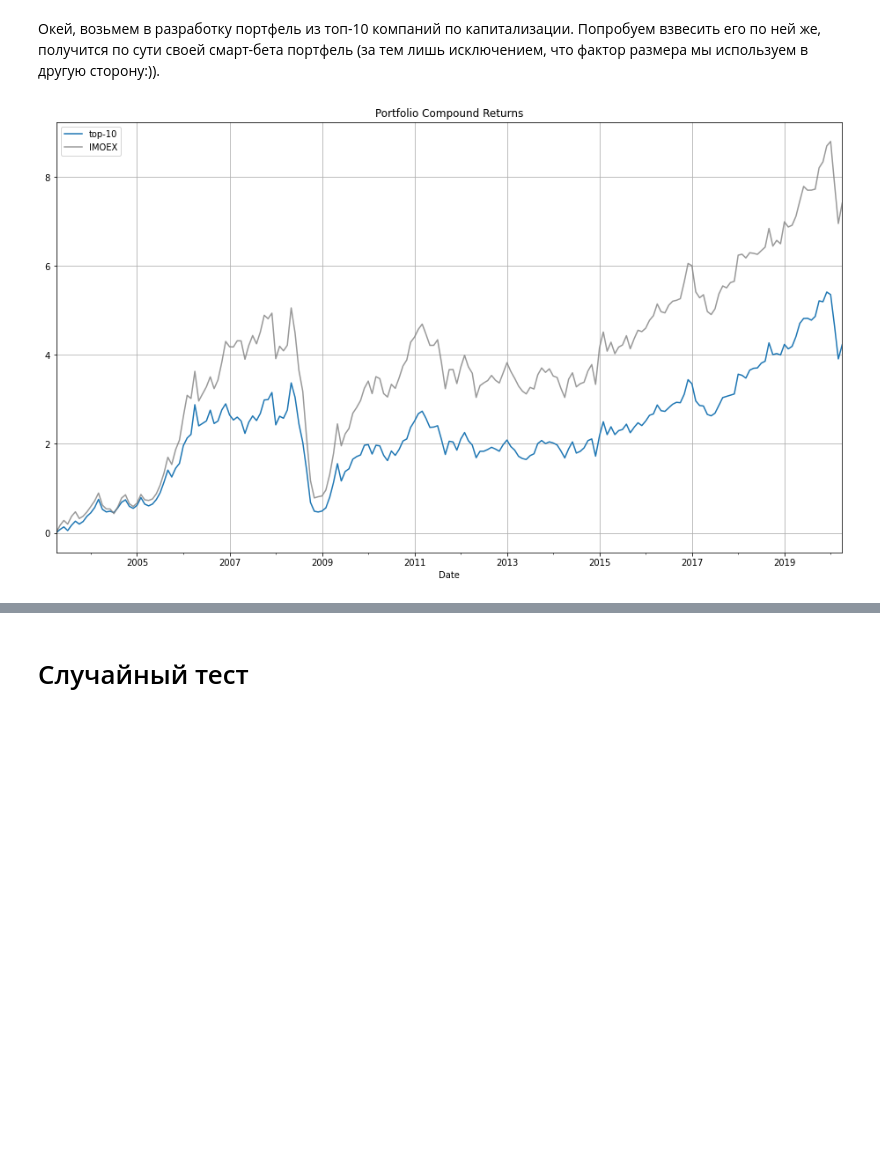
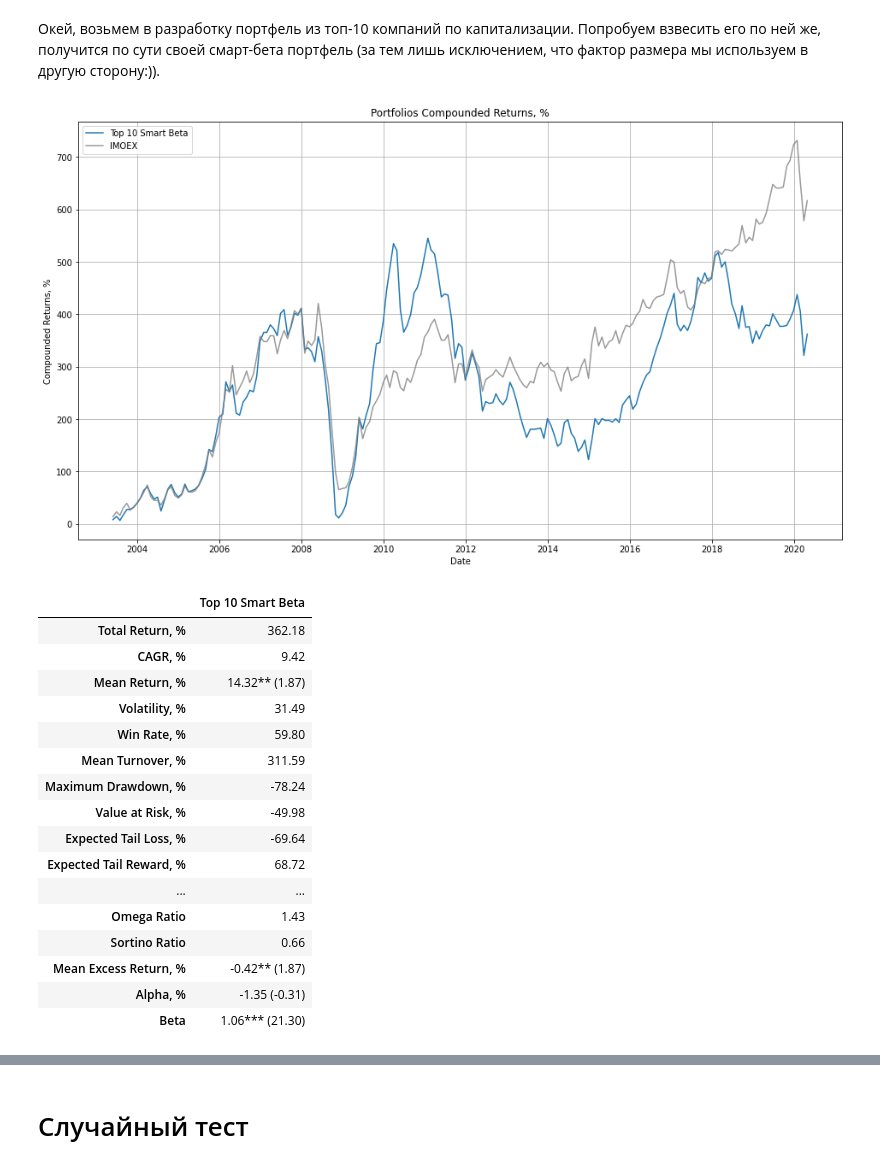
Before and after one commit to atomtosov/pqr, a Jupyter notebook: examples/size_in_russia.ipynb, the cells around one changed output, grey strips where cells are left out. Drawn from its saved outputs; the diff is of its cells as text; code cells hidden in the pictures; blank space fills up the shorter version.

```diff
--- a/examples/size_in_russia.ipynb
+++ b/examples/size_in_russia.ipynb
@@ -41,12 +36,3 @@ benchmark = pqr.Benchmark('IMOEX').from_index(imoex['IMOEX'])
 Данный способ хорошо подходит для первичного анализа фактора и научных исследований наличия факторов на том или ином рынке.
 
 Сначала построим одну модель с параметрами 3-0-3
-# %%
-# "обучаем" факторную модель
-portfolios = pqr.fit_quantile_factor_model(
-    stock_prices=prices,
-    factor=size,
-    add_wml=True, # добавим wml-портфель
-    better='less',  # укажем, что чем ниже значения фактора, тем более привлекательна компания
-    quantiles=3
-)
@@ -57,3 +56,4 @@ MeanExcessReturn(value=0.006964635575541583, t_stat=0.19263454085480544, p_value
 # %%
-pqr.summary_tear_sheet(portfolios, benchmark)
+summary = pqr.dash.SummaryDashboard(benchmark)
+summary(portfolios)
 # %% [output]
@@ -118,7 +83,0 @@ results.plot.bar()
-# %%
-portfolios = pqr.fit_quantile_factor_model(
-    stock_prices=prices,
-    factor=pqr.Factor(mcap).look_back().filter(liquidity_filter),
-    add_wml=True,
-    quantiles=3
-)
@@ -185,12 +212,7 @@ pqr.rolling_max_drawdown(best_portfolio.returns).plot()
 
 Но для этого придется чуть больше погрузиться в библиотеку.
 # %%
-# создадим 2 портфеля
-
-# портфель, включающий в себя топ-10 акций по значению фактора
-# для фактора размера это в действительности топ-10 худших компаний, т.е. топ-10 с наиболее высокой капитализацией
-top10_portfolio = pqr.Portfolio('top-10')
-
-# портфель, включающий 10% бумаг с наименьшим значением фактора
-q01_portfolio = pqr.Portfolio('q-0.1')
+# создадим 2 стратегии отбора акций: топ-10 акций по фактору и топ 10% акций по фактору
+top10 = pqr.fm.Top(10)
+q01 = pqr.fm.Quantiles(0, 0.1)
 # %%
@@ -214,9 +253,35 @@ pqr.plot_compound_returns([top10_portfolio, q01_portfolio], benchmark)
 # %% [markdown]
 Окей, возьмем в разработку портфель из топ-10 компаний по капитализации. Попробуем взвесить его по ней же, получится по сути своей смарт-бета портфель (за тем лишь исключением, что фактор размера мы используем в другую сторону:)).
 # %%
-top10_portfolio.weigh_by_factor(size).allocate(prices)
+builder_smart_beta = pqr.PortfolioBuilder(
+    pqr.WeightsByFactor(size),
+    pqr.TheoreticalAllocation()
+)
 
-pqr.plot_compound_returns([top10_portfolio], benchmark)
+top10_portfolio_smart_beta = builder_smart_beta(
+    universe,
+    longs=top10(size),
+    name="Top 10 Smart Beta"
+)
+
+summary([top10_portfolio_smart_beta])
 # %% [output]
-[figure, old version]
+[figure, new version]
+|  | Top 10 Smart Beta |
+| Total Return, % | 362.18 |
+| CAGR, % | 9.42 |
+| Mean Return, % | 14.32** (1.87) |
+| Volatility, % | 31.49 |
+| Win Rate, % | 59.80 |
+| Mean Turnover, % | 311.59 |
+| Maximum Drawdown, % | -78.24 |
+| Value at Risk, % | -49.98 |
+| Expected Tail Loss, % | -69.64 |
+| Expected Tail Reward, % | 68.72 |
+| ... | ... |
+| Omega Ratio | 1.43 |
+| Sortino Ratio | 0.66 |
+| Mean Excess Return, % | -0.42** (1.87) |
+| Alpha, % | -1.35 (-0.31) |
+| Beta | 1.06*** (21.30) |
 # %% [markdown]
```
Also changed, not shown: parts of 43 cells of this notebook, 5 other files.
